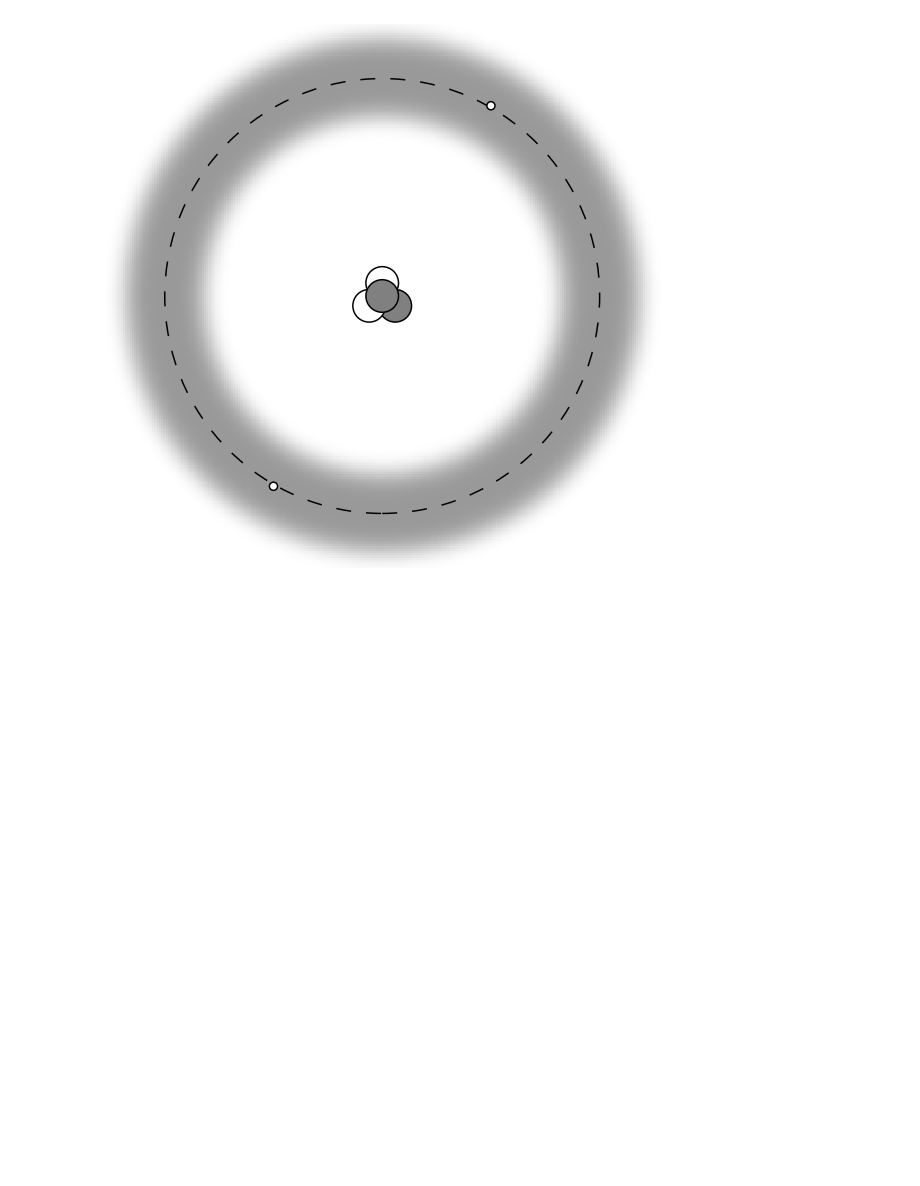
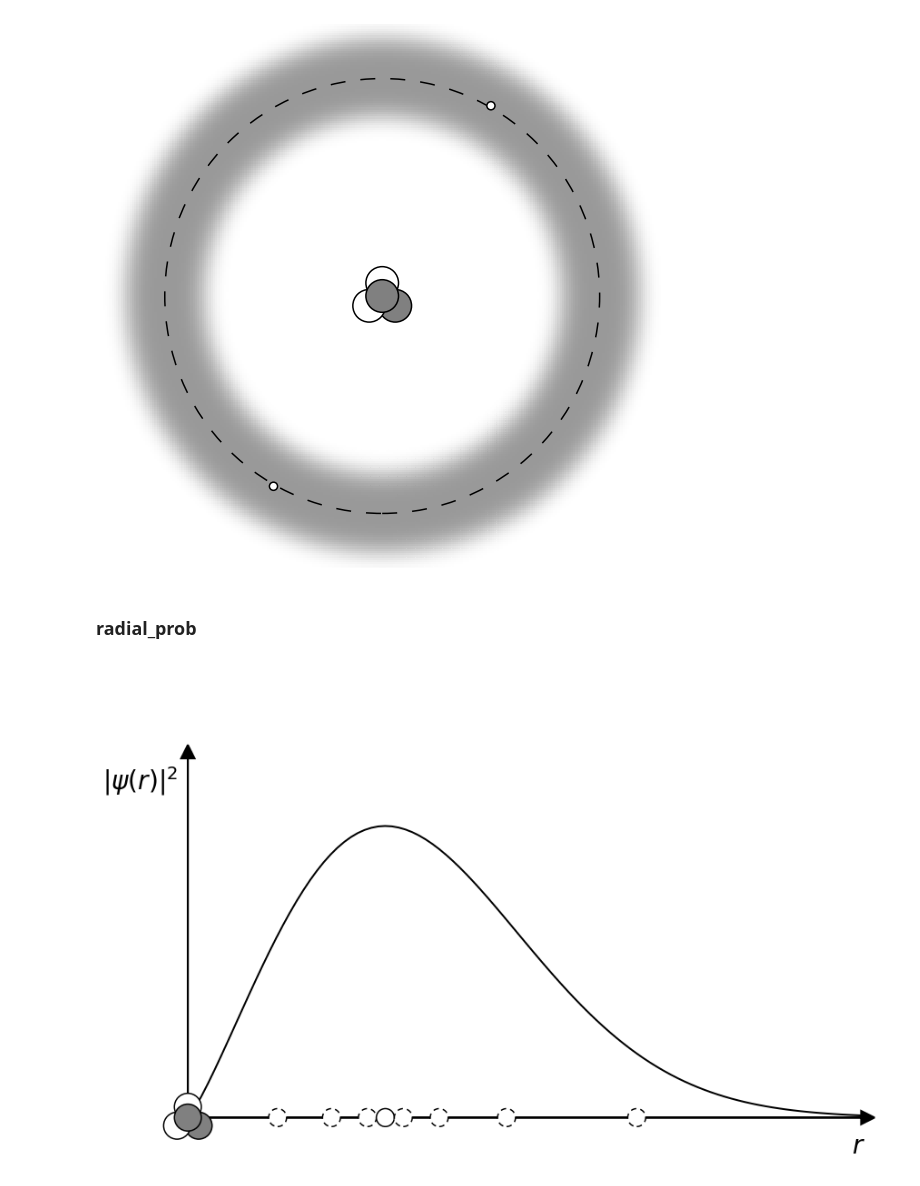
Before and after one commit to sergey-msu/manhattan-math, a Jupyter notebook: book/tools/calcs.ipynb, the cells around one changed output. Cells and saved outputs as stored; diff of their text form; code cells hidden in the pictures; blank space fills up the shorter version.

```diff
--- a/book/tools/calcs.ipynb
+++ b/book/tools/calcs.ipynb
@@ -123,3 +123,53 @@ plt.savefig('../images/atom_1.eps', format='eps')
 plt.show()
 # %% [output]
 [figure]
+# %% [markdown]
+### radial_prob
+# %%
+## --------- params
+
+x_min = -1
+x_max = 15
+y_min = -1
+y_max = 10
+
+r = 0.3
+s = 1.5
+
+## --------- image
+
+plt.arrow(0, 0, 0, 8, lw=2, head_width=0.3, head_length=0.3, fc='black', zorder=0)
+plt.arrow(0, 0, 15, 0, lw=2, head_width=0.3, head_length=0.3, fc='black', zorder=0)
+plt.text(14.8, -0.8, '$r$', fontsize=28)
+plt.text(-1.9, 7.3, '$|\psi(r)|^2$', fontsize=28)
+
+x = np.linspace(0, x_max, 100)
+y = 2.0*x**1.2*np.exp(-0.031*x**2)
+plt.plot(x, y, c='black', lw=2, zorder=0)
+
+put_circle(0, 0.8*r, r, s=s)
+put_circle(0.8*r, -0.6*r, r, fcolor='gray', s=s)
+put_circle(-0.8*r, -0.6*r, r, s=s)
+put_circle(0, 0, r, fcolor='gray', s=s)
+
+put_circle(2.0, 0, 0.2, ls=(0,(4,3)), s=s)
+put_circle(3.2, 0, 0.2, ls=(0,(4,3)), s=s)
+put_circle(4.0, 0, 0.2, ls=(0,(4,3)), s=s)
+put_circle(4.4, 0, 0.2, s=s)
+put_circle(4.8, 0, 0.2, ls=(0,(4,3)), s=s)
+put_circle(5.6, 0, 0.2, ls=(0,(4,3)), s=s)
+put_circle(7.1, 0, 0.2, ls=(0,(4,3)), s=s)
+put_circle(10.0, 0, 0.2, ls=(0,(4,3)), s=s)
+
+## --------- settings
+
+plt.axis('equal')
+plt.gcf().set_size_inches(15, 10)
+plt.xlim(x_min, x_max)
+plt.ylim(y_min, y_max)
+plt.axis('off')
+
+plt.savefig('../images/radial_prob.eps', format='eps')
+plt.show()
+# %% [output]
+[figure, added]
```
Also changed, not shown: 4 other files.
